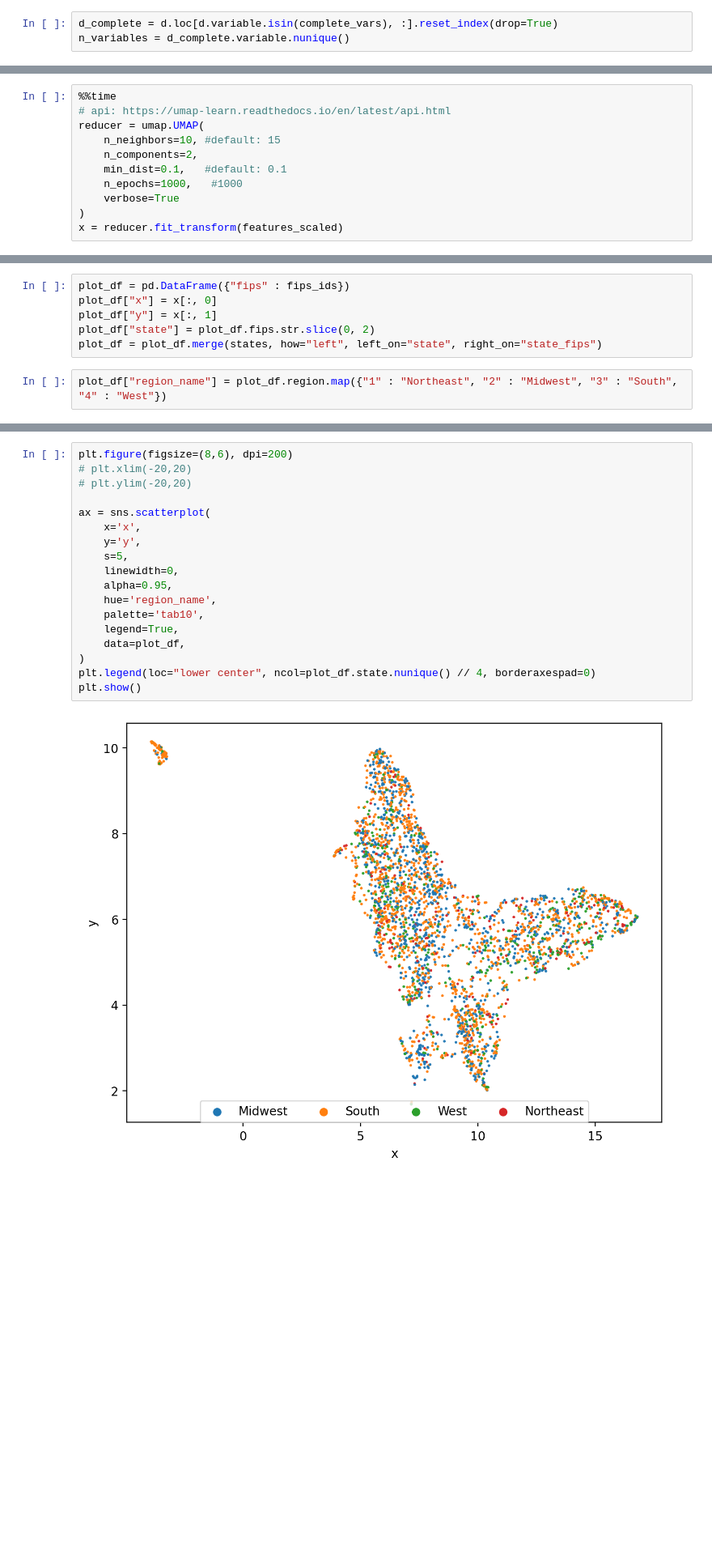
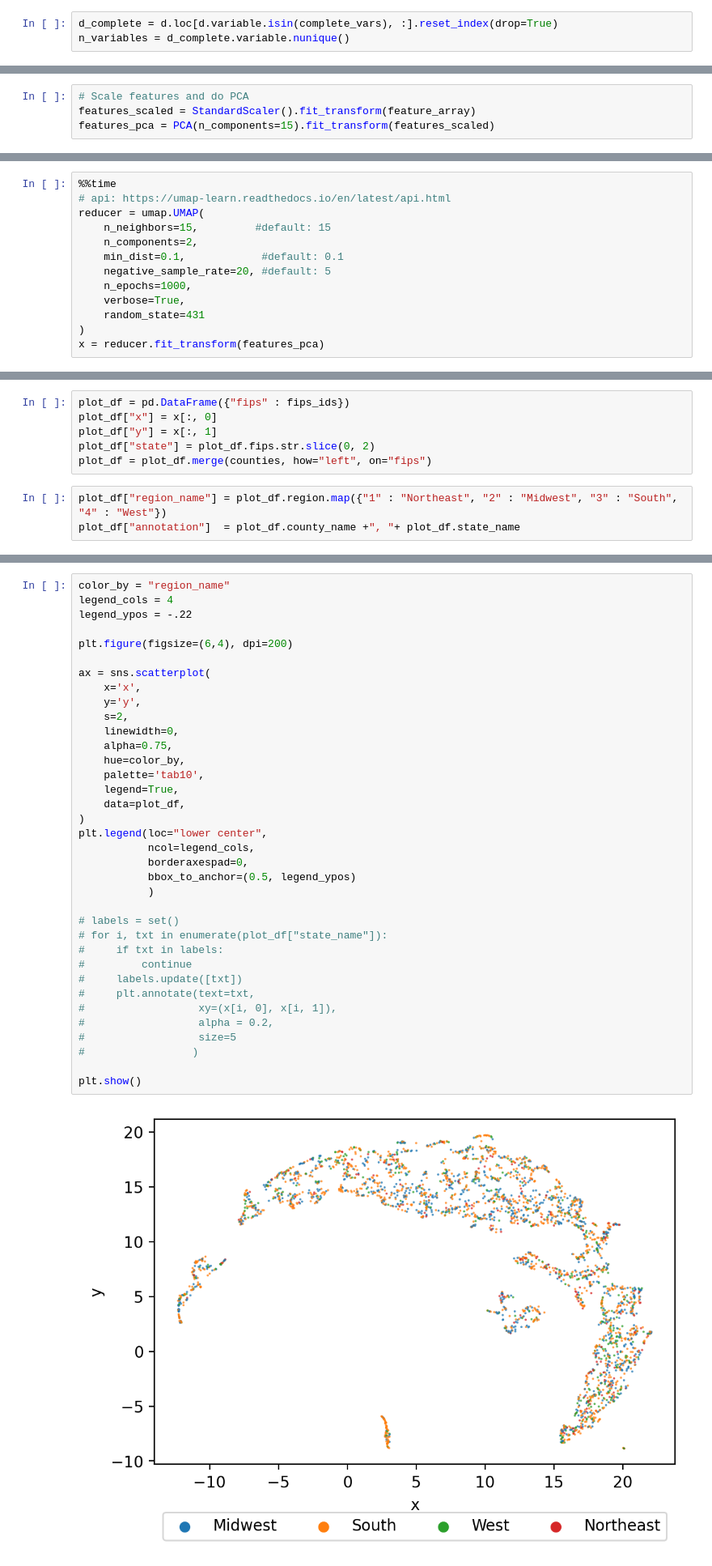
Before and after one commit to hans-elliott99/census_ml, a Jupyter notebook: umap_counties_census.ipynb, the cells around one changed output, grey strips where cells are left out. Shown at 81% size. Drawn from its saved outputs; the diff is of its cells as text; blank space fills up the shorter version.

Commit message:
update visualization

```diff
--- a/umap_counties_census.ipynb
+++ b/umap_counties_census.ipynb
@@ -80,0 +101,4 @@ https://pair-code.github.io/understanding-umap/
+# %%
+# Scale features and do PCA
+features_scaled = StandardScaler().fit_transform(feature_array)
+features_pca = PCA(n_components=15).fit_transform(features_scaled)
@@ -82,11 +114,13 @@ https://pair-code.github.io/understanding-umap/
 %%time
 # api: https://umap-learn.readthedocs.io/en/latest/api.html
 reducer = umap.UMAP(
-    n_neighbors=10, #default: 15
+    n_neighbors=15,         #default: 15
     n_components=2,
-    min_dist=0.1,   #default: 0.1
-    n_epochs=1000,   #1000
-    verbose=True
+    min_dist=0.1,            #default: 0.1
+    negative_sample_rate=20, #default: 5
+    n_epochs=1000,
+    verbose=True,
+    random_state=431
 )
-x = reducer.fit_transform(features_scaled)
+x = reducer.fit_transform(features_pca)
 # %% [output]
@@ -104,6 +138,7 @@ plot_df = pd.DataFrame({"fips" : fips_ids})
 plot_df["x"] = x[:, 0]
 plot_df["y"] = x[:, 1]
 plot_df["state"] = plot_df.fips.str.slice(0, 2)
-plot_df = plot_df.merge(states, how="left", left_on="state", right_on="state_fips")
+plot_df = plot_df.merge(counties, how="left", on="fips")
 # %%
 plot_df["region_name"] = plot_df.region.map({"1" : "Northeast", "2" : "Midwest", "3" : "South", "4" : "West"})
+plot_df["annotation"]  = plot_df.county_name +", "+ plot_df.state_name
@@ -114,20 +145,38 @@ states.loc[states.region=="5", ]
 # %%
-plt.figure(figsize=(8,6), dpi=200)
-# plt.xlim(-20,20)
-# plt.ylim(-20,20)
+color_by = "region_name"
+legend_cols = 4
+legend_ypos = -.22
+
+plt.figure(figsize=(6,4), dpi=200)
 
 ax = sns.scatterplot(
     x='x',
     y='y',
-    s=5,
+    s=2,
     linewidth=0,
-    alpha=0.95,
-    hue='region_name',
+    alpha=0.75,
+    hue=color_by,
     palette='tab10',
     legend=True,
     data=plot_df,
 )
-plt.legend(loc="lower center", ncol=plot_df.state.nunique() // 4, borderaxespad=0)
+plt.legend(loc="lower center",
+           ncol=legend_cols,
+           borderaxespad=0,
+           bbox_to_anchor=(0.5, legend_ypos)
+           )
+
+# labels = set()
+# for i, txt in enumerate(plot_df["state_name"]):
+#     if txt in labels:
+#         continue
+#     labels.update([txt])
+#     plt.annotate(text=txt,
+#                  xy=(x[i, 0], x[i, 1]),
+#                  alpha = 0.2,
+#                  size=5
+#                 )
+
 plt.show()
 # %% [output]
-[figure, old version]
+[figure, new version]
```
Also changed, not shown: parts of 14 cells of this notebook, 3 other files.
